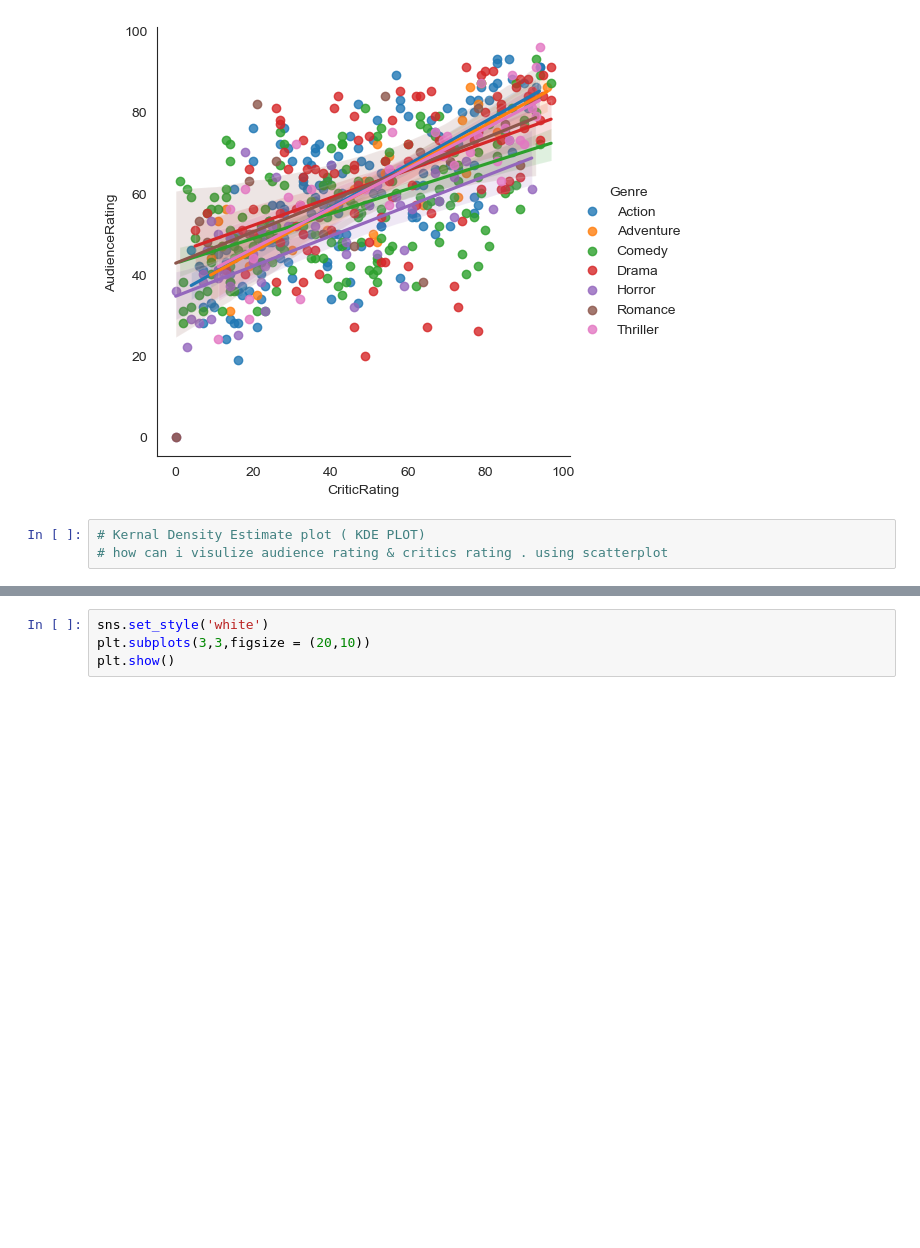
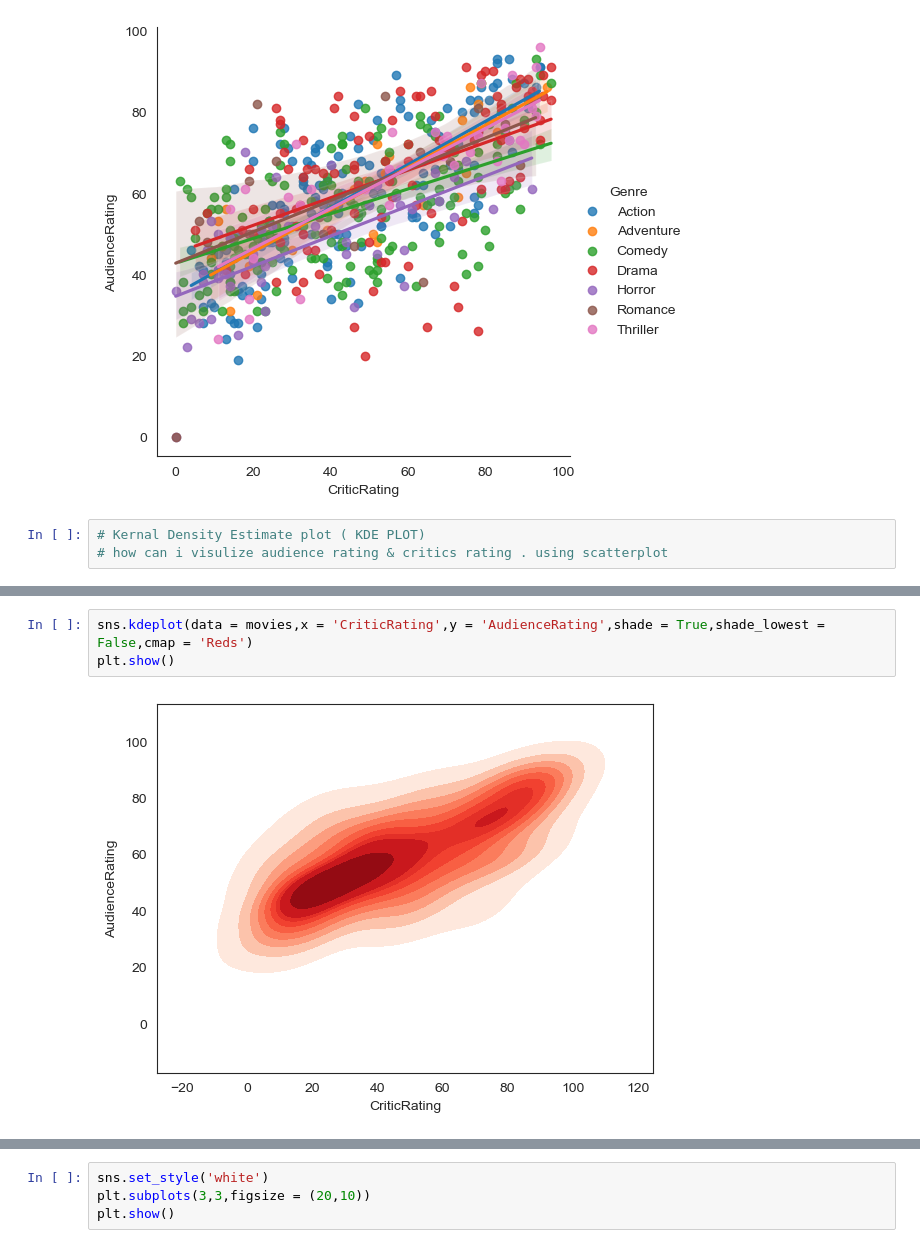
Before and after one commit to aniket20-99/Matplotlib_Visualization, a Jupyter notebook: IMDB-Rating-Projects.ipynb, the cells around one changed output, grey strips where cells are left out. Cells and saved outputs as stored; diff of their text form; blank space fills up the shorter version.

```diff
--- a/IMDB-Rating-Projects.ipynb
+++ b/IMDB-Rating-Projects.ipynb
@@ -390,0 +392,5 @@ TypeError: kdeplot() takes from 0 to 1 positional arguments but 2 were given
+# %%
+sns.kdeplot(data = movies,x = 'CriticRating',y = 'AudienceRating',shade = True,shade_lowest = False,cmap = 'Reds')
+plt.show()
+# %% [output]
+[figure, added]
```
Also changed, not shown: parts of 23 cells of this notebook.
